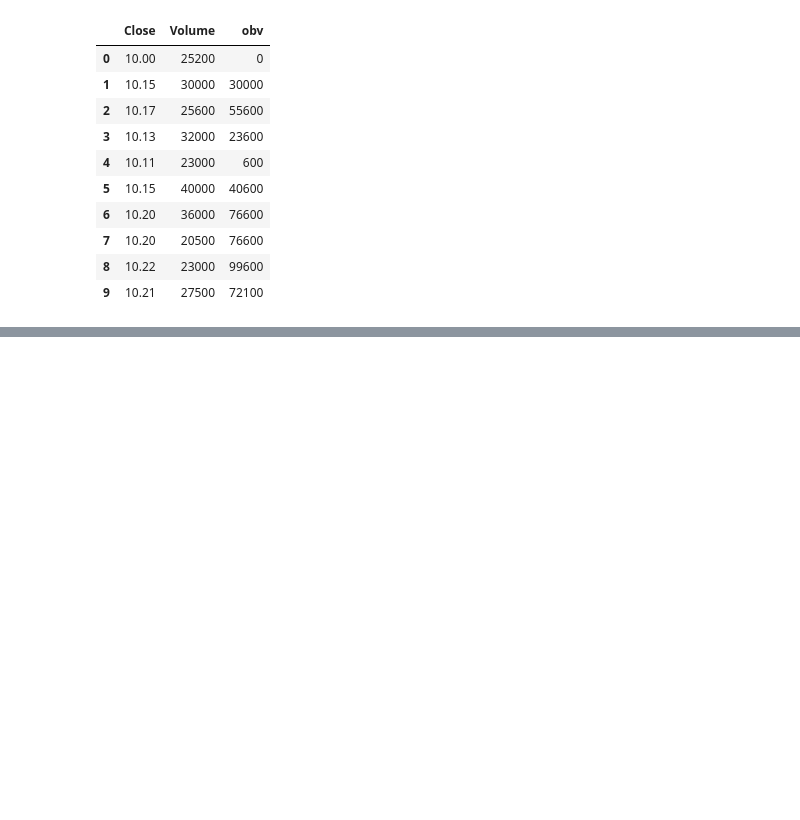
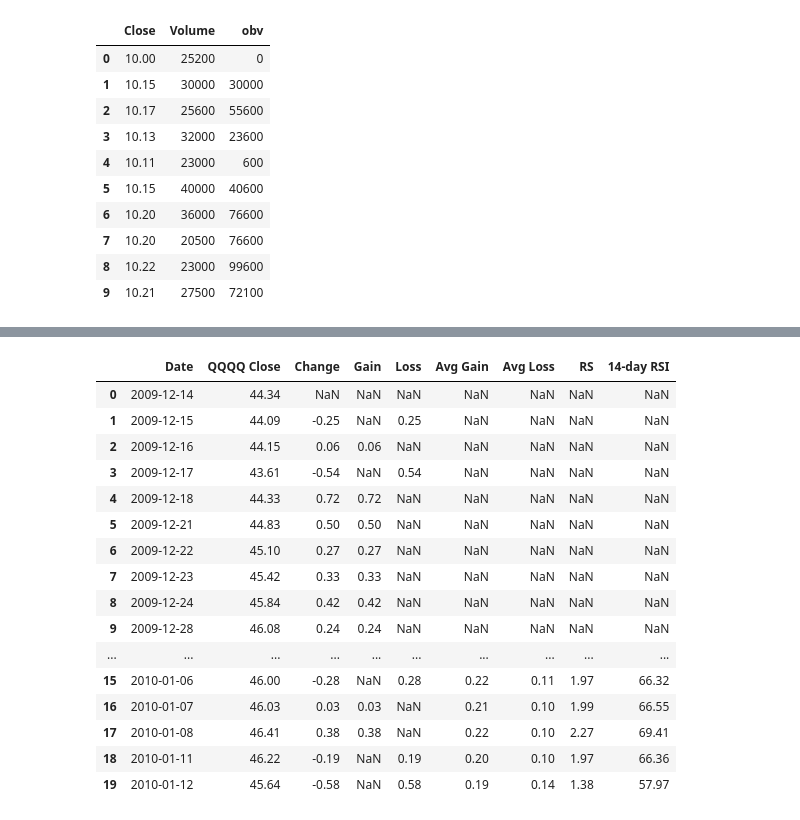
Before and after one commit to johnzea/LinkedInPythonFinance, a Jupyter notebook: Loading Data and Visualizations.ipynb, the cells around one changed output, grey strips where cells are left out. Cells and saved outputs as stored; diff of their text form; code cells hidden in the pictures; blank space fills up the shorter version.

```diff
--- a/Loading Data and Visualizations.ipynb
+++ b/Loading Data and Visualizations.ipynb
@@ -1079,0 +1128,61 @@ test_df = pd.DataFrame({'Close':[10, 10.15, 10.17, 10.13, 10.11, 10.15, 10.2, 10
+# %%
+import io
+
+data = '''
+Date	QQQQ Close	Change	Gain	Loss 	Avg Gain	Avg Loss	RS	14-day RSI
+14-Dec-09	44.34
+15-Dec-09	44.09	-0.25		0.25
+16-Dec-09	44.15	0.06	0.06
+17-Dec-09	43.61	-0.54		0.54
+18-Dec-09	44.33	0.72	0.72
+21-Dec-09	44.83	0.50	0.50
+22-Dec-09	45.10	0.27	0.27
+23-Dec-09	45.42	0.33	0.33
+24-Dec-09	45.84	0.42	0.42
+28-Dec-09	46.08	0.24	0.24
+29-Dec-09	45.89	-0.19		0.19
+30-Dec-09	46.03	0.14	0.14
+31-Dec-09	45.61	-0.42		0.42
+4-Jan-10	46.28	0.67	0.67				RS	RSI
+5-Jan-10	46.28				0.24	0.10	2.39	70.53
+6-Jan-10	46.00	-0.28		0.28	0.22	0.11	1.97	66.32
+7-Jan-10	46.03	0.03	0.03		0.21	0.10	1.99	66.55
+8-Jan-10	46.41	0.38	0.38		0.22	0.10	2.27	69.41
+11-Jan-10	46.22	-0.19		0.19	0.20	0.10	1.97	66.36
+12-Jan-10	45.64	-0.58		0.58	0.19	0.14	1.38	57.97
+13-Jan-10	46.21	0.57	0.57		0.22	0.13	1.70	62.93
+14-Jan-10	46.25	0.04	0.04		0.20	0.12	1.72	63.26
+15-Jan-10	45.71	-0.54		0.54	0.19	0.15	1.28	56.06
+19-Jan-10	46.45	0.74	0.74		0.23	0.14	1.66	62.38
+20-Jan-10	45.78	-0.67		0.67	0.21	0.18	1.21	54.71
+21-Jan-10	45.35	-0.43		0.43	0.20	0.19	1.02	50.42
+22-Jan-10	44.03	-1.33		1.33	0.18	0.27	0.67	39.99
+25-Jan-10	44.18	0.15	0.15		0.18	0.26	0.71	41.46
+26-Jan-10	44.22	0.04	0.04		0.17	0.24	0.72	41.87
+27-Jan-10	44.57	0.35	0.35		0.18	0.22	0.83	45.46
+28-Jan-10	43.42	-1.15		1.15	0.17	0.29	0.59	37.30
+29-Jan-10	42.66	-0.76		0.76	0.16	0.32	0.49	33.08
+1-Feb-10	43.13	0.47	0.47		0.18	0.30	0.61	37.77'''
+qqq=(pd.read_table(io.StringIO(data), sep='\t')
+     .assign(Date=lambda df:pd.to_datetime(df.Date))
+    )
+# %%
+qqq.head(20)
+# %% [output]
+|  | Date | QQQQ Close | Change | Gain | Loss | Avg Gain | Avg Loss | RS | 14-day RSI |
+| 0 | 2009-12-14 | 44.34 | NaN | NaN | NaN | NaN | NaN | NaN | NaN |
+| 1 | 2009-12-15 | 44.09 | -0.25 | NaN | 0.25 | NaN | NaN | NaN | NaN |
+| 2 | 2009-12-16 | 44.15 | 0.06 | 0.06 | NaN | NaN | NaN | NaN | NaN |
+| 3 | 2009-12-17 | 43.61 | -0.54 | NaN | 0.54 | NaN | NaN | NaN | NaN |
+| 4 | 2009-12-18 | 44.33 | 0.72 | 0.72 | NaN | NaN | NaN | NaN | NaN |
+| 5 | 2009-12-21 | 44.83 | 0.50 | 0.50 | NaN | NaN | NaN | NaN | NaN |
+| 6 | 2009-12-22 | 45.10 | 0.27 | 0.27 | NaN | NaN | NaN | NaN | NaN |
+| 7 | 2009-12-23 | 45.42 | 0.33 | 0.33 | NaN | NaN | NaN | NaN | NaN |
+| 8 | 2009-12-24 | 45.84 | 0.42 | 0.42 | NaN | NaN | NaN | NaN | NaN |
+| 9 | 2009-12-28 | 46.08 | 0.24 | 0.24 | NaN | NaN | NaN | NaN | NaN |
+| ... | ... | ... | ... | ... | ... | ... | ... | ... | ... |
+| 15 | 2010-01-06 | 46.00 | -0.28 | NaN | 0.28 | 0.22 | 0.11 | 1.97 | 66.32 |
+| 16 | 2010-01-07 | 46.03 | 0.03 | 0.03 | NaN | 0.21 | 0.10 | 1.99 | 66.55 |
+| 17 | 2010-01-08 | 46.41 | 0.38 | 0.38 | NaN | 0.22 | 0.10 | 2.27 | 69.41 |
+| 18 | 2010-01-11 | 46.22 | -0.19 | NaN | 0.19 | 0.20 | 0.10 | 1.97 | 66.36 |
+| 19 | 2010-01-12 | 45.64 | -0.58 | NaN | 0.58 | 0.19 | 0.14 | 1.38 | 57.97 |
```
Also changed, not shown: parts of 38 cells of this notebook, 4 other files.
